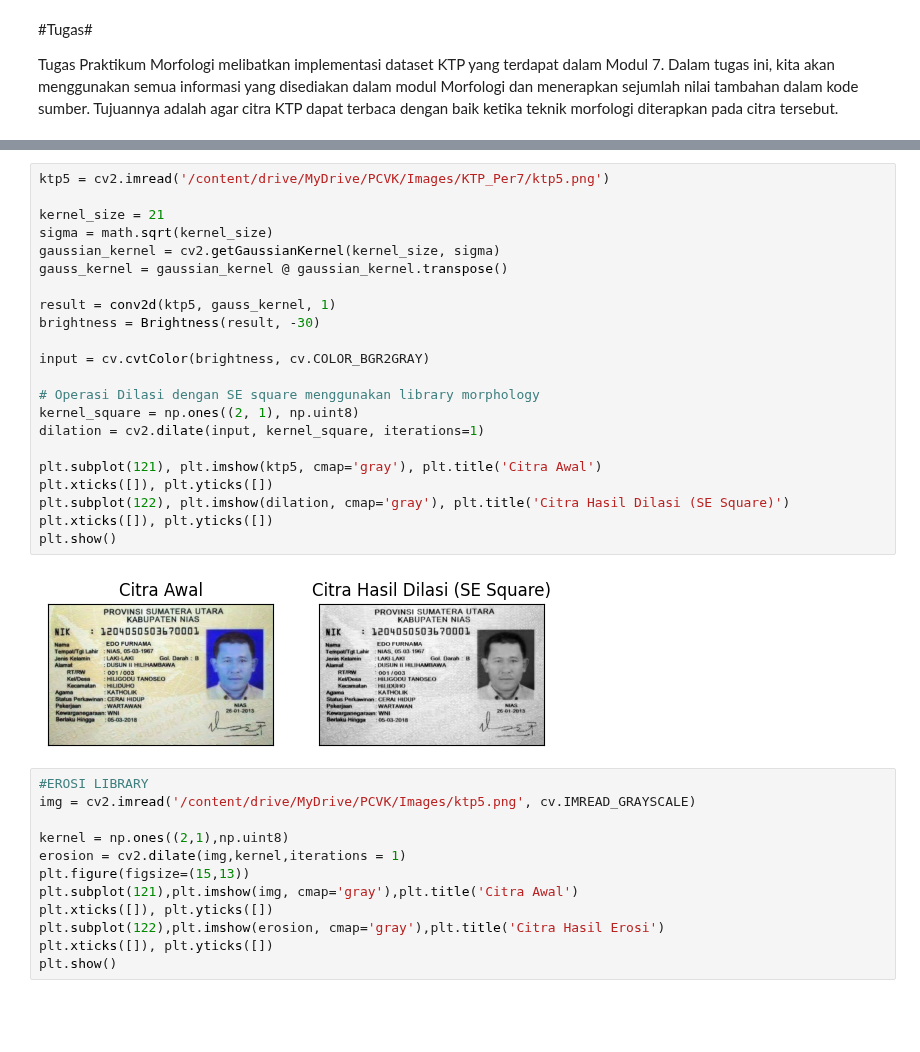
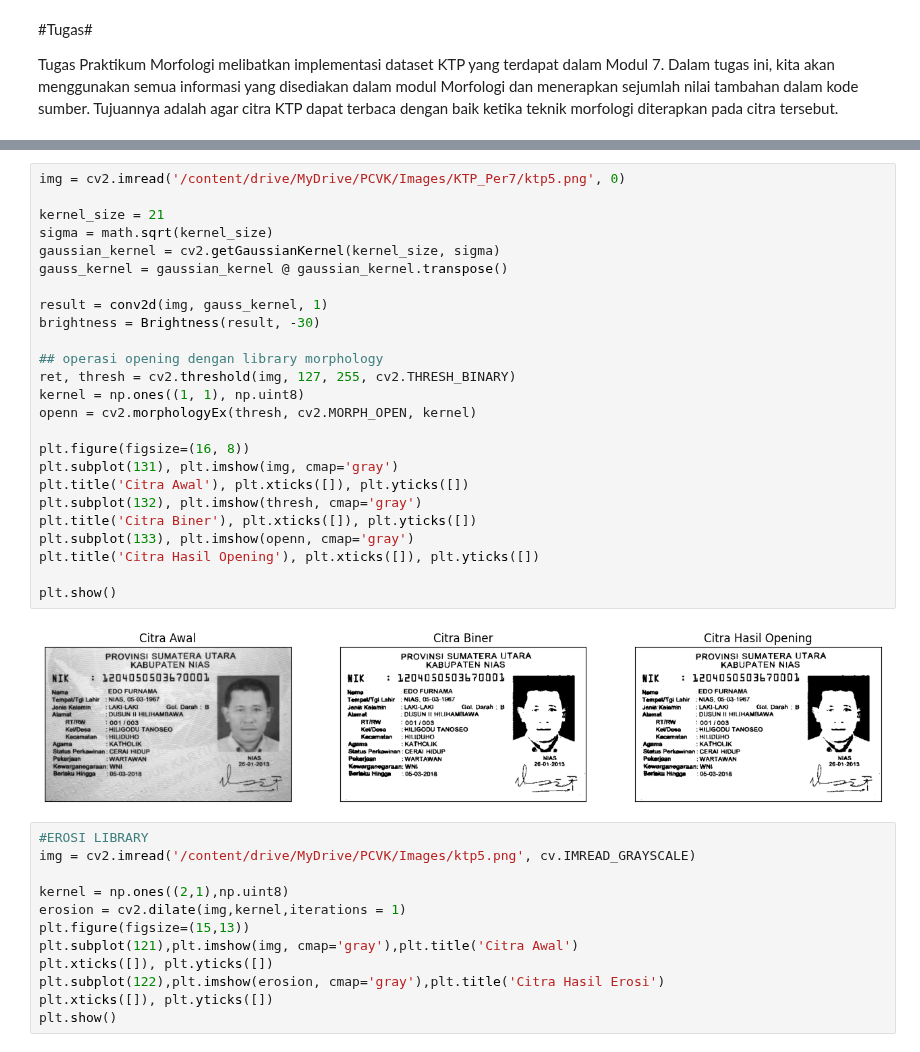
Before and after one commit to Amaliastf/PCVK_Ganjil_2023, a Jupyter notebook: week_09.ipynb, the cells around one changed output, grey strips where cells are left out. Drawn from its saved outputs; the diff is of its cells as text; blank space fills up the shorter version.

```diff
--- a/week_09.ipynb
+++ b/week_09.ipynb
@@ -603,27 +586,30 @@ kernel_sharpen = np.array([[0, -1, 0],
 # %%
-ktp5 = cv2.imread('/content/drive/MyDrive/PCVK/Images/KTP_Per7/ktp5.png')
+img = cv2.imread('/content/drive/MyDrive/PCVK/Images/KTP_Per7/ktp5.png', 0)
 
 kernel_size = 21
 sigma = math.sqrt(kernel_size)
 gaussian_kernel = cv2.getGaussianKernel(kernel_size, sigma)
 gauss_kernel = gaussian_kernel @ gaussian_kernel.transpose()
 
-result = conv2d(ktp5, gauss_kernel, 1)
+result = conv2d(img, gauss_kernel, 1)
 brightness = Brightness(result, -30)
 
-input = cv.cvtColor(brightness, cv.COLOR_BGR2GRAY)
+## operasi opening dengan library morphology
+ret, thresh = cv2.threshold(img, 127, 255, cv2.THRESH_BINARY)
+kernel = np.ones((1, 1), np.uint8)
+openn = cv2.morphologyEx(thresh, cv2.MORPH_OPEN, kernel)
 
-# Operasi Dilasi dengan SE square menggunakan library morphology
-kernel_square = np.ones((2, 1), np.uint8)
-dilation = cv2.dilate(input, kernel_square, iterations=1)
+plt.figure(figsize=(16, 8))
+plt.subplot(131), plt.imshow(img, cmap='gray')
+plt.title('Citra Awal'), plt.xticks([]), plt.yticks([])
+plt.subplot(132), plt.imshow(thresh, cmap='gray')
+plt.title('Citra Biner'), plt.xticks([]), plt.yticks([])
+plt.subplot(133), plt.imshow(openn, cmap='gray')
+plt.title('Citra Hasil Opening'), plt.xticks([]), plt.yticks([])
 
-plt.subplot(121), plt.imshow(ktp5, cmap='gray'), plt.title('Citra Awal')
-plt.xticks([]), plt.yticks([])
-plt.subplot(122), plt.imshow(dilation, cmap='gray'), plt.title('Citra Hasil Dilasi (SE Square)')
-plt.xticks([]), plt.yticks([])
 plt.show()
 # %% [output]
-[figure, old version]
+[figure, new version]
 # %%
 #EROSI LIBRARY
 img = cv2.imread('/content/drive/MyDrive/PCVK/Images/ktp5.png', cv.IMREAD_GRAYSCALE)
```
Also changed, not shown: parts of 2 cells of this notebook.
